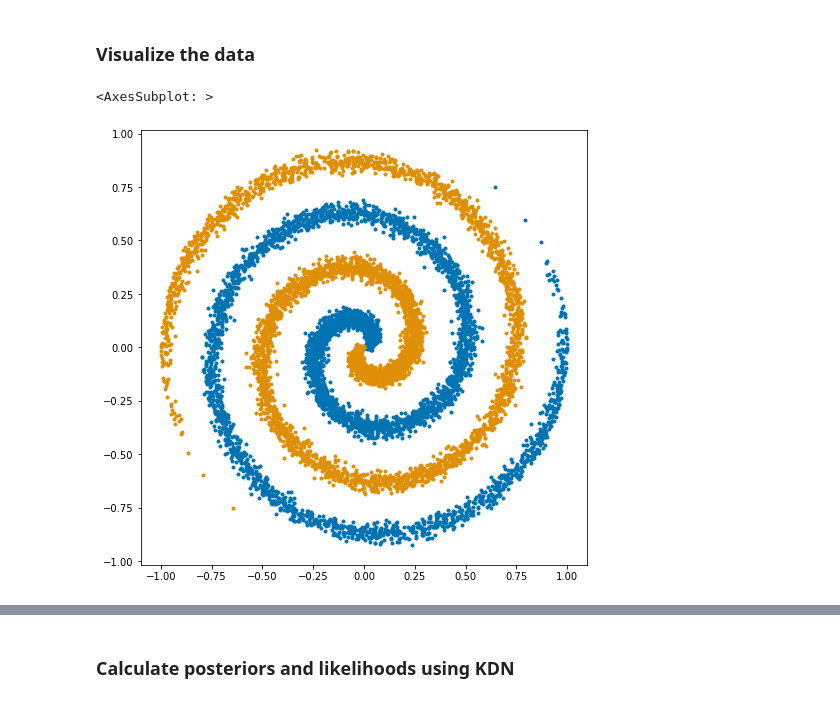
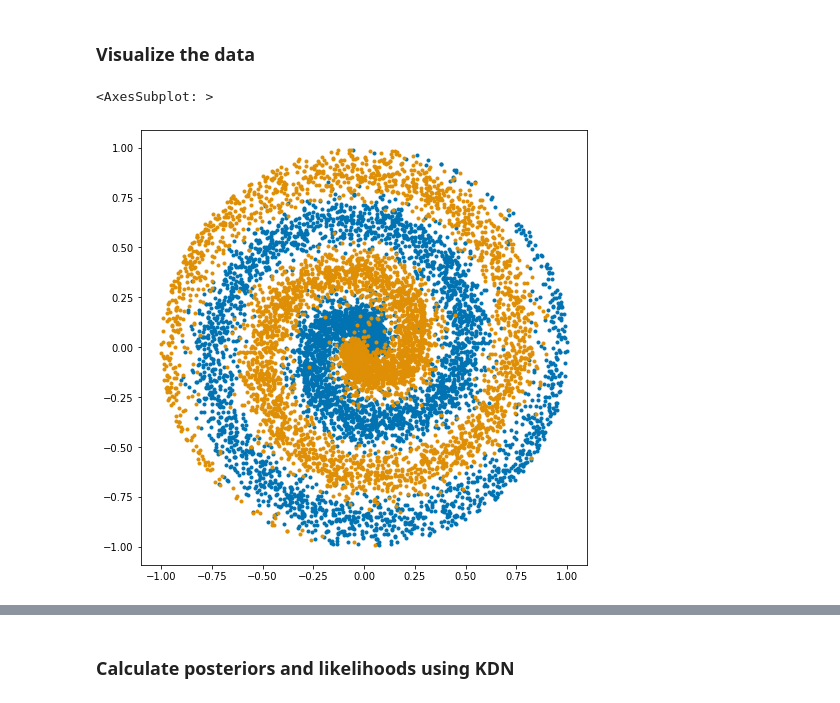
Before and after one commit to neurodata/kdg, a Jupyter notebook: benchmarks/kdn_experiments/spiral.ipynb, the cells around one changed output, grey strips where cells are left out. Saved outputs shown, nothing was run; the diff lists cells and outputs as text; code cells hidden in the pictures.

```diff
--- a/benchmarks/kdn_experiments/spiral.ipynb
+++ b/benchmarks/kdn_experiments/spiral.ipynb
@@ -16,11 +17,11 @@ from tensorflow.keras import activations
 # %% [markdown]
 ### Visualize the data
 # %%
-X, y = generate_spirals(10000)
+X, y = generate_spirals(10000, noise=.8)
 plot_2dsim(X, y)
 # %% [output]
 <AxesSubplot: >
-[figure, old version]
+[figure, new version]
 # %%
 compile_kwargs = {
         "loss": "binary_crossentropy",
```
Also changed, not shown: parts of 10 cells of this notebook, 25 other files.
